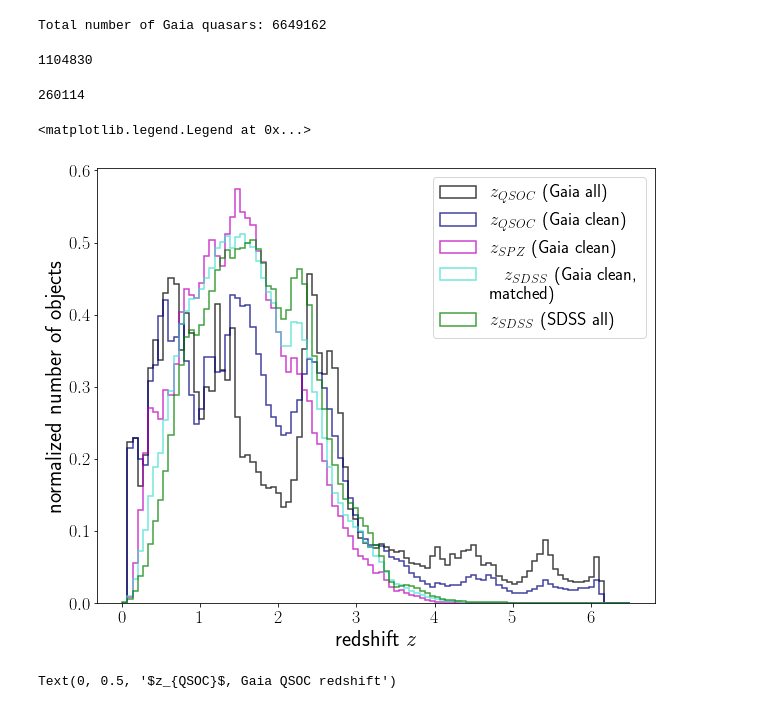
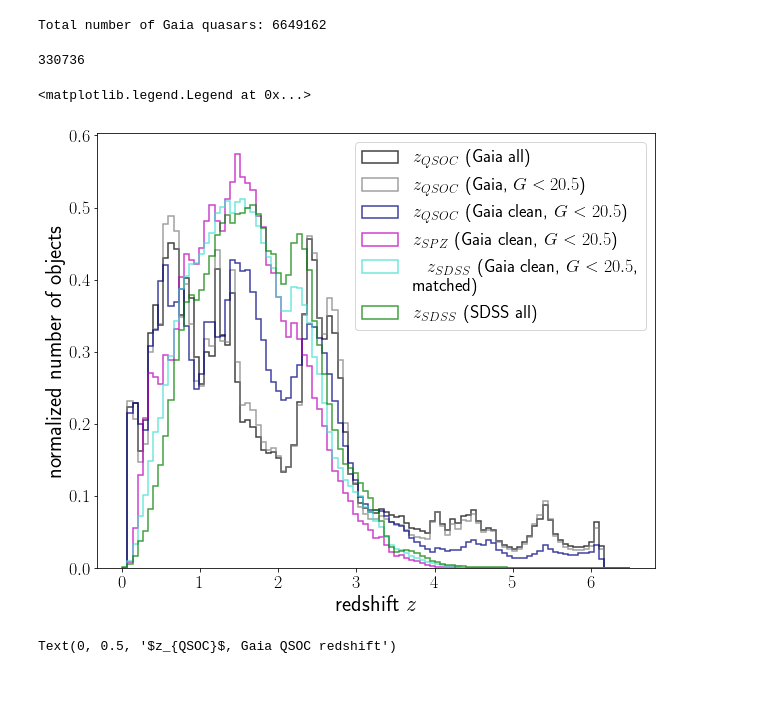
Before and after one commit to kstoreyf/gaia-quasars-lss, a Jupyter notebook: notebooks/2022-07-12_specphotoz_knn.ipynb, the cells around one changed output. Cells and saved outputs as stored; diff of their text form; code cells hidden in the pictures.

```diff
--- a/notebooks/2022-07-12_specphotoz_knn.ipynb
+++ b/notebooks/2022-07-12_specphotoz_knn.ipynb
@@ -41,7 +41,7 @@ np.random.seed(40)
 ## Read in data
 # %%
 #tab_gaia = Table.read('../data/gaia_wise_panstarrs_tmass.fits.gz', format='fits')
-tab_gaia = Table.read('../data/gaia_slim.fits', format='fits')
-print('Total number of Gaia quasars:', len(tab_gaia))
+tab_gaia_all = Table.read('../data/gaia_slim_xsdss.fits', format='fits')
+print('Total number of Gaia quasars:', len(tab_gaia_all))
 # %% [output]
 Total number of Gaia quasars: 6649162
@@ -48,4 +51,6 @@ Total number of Gaia quasars: 6649162
 # %%
 G_max_spz = 20.5
-fn_spz = f'../data/redshifts_spz_kNN_G{G_max_spz}_noself.fits'
+#spz_tag = '_scaledNOqsoc'
+spz_tag = ''
+fn_spz = f'../data/redshifts_spz_kNN_G{G_max_spz}{spz_tag}.fits'
 tab_spz = Table.read(fn_spz, format='fits')
@@ -54,40 +57,50 @@ tab_gaia = astropy.table.join(tab_gaia, tab_spz, keys='source_id', join_type='le
-# %%
-idx_withspz = np.isfinite(tab_gaia['redshift_spz'])
-np.sum(idx_withspz)
-# %% [output]
-1104830
 # %%
-idx_withsdss = np.isfinite(tab_gaia['redshift_sdss'])
-np.sum(idx_withsdss)
+i_has_sdss_redshift = np.isfinite(tab_gaia['sdss_Z'])
+np.sum(i_has_sdss_redshift)
 # %% [output]
-260114
+330736
 # %%
 fn_sdss = '../data/sdss_slim.fits'
 tab_sdss = Table.read(fn_sdss, format='fits')
+# %%
+i_has_sdss_redshift = np.isfinite(tab_spz['sdss_Z'])
+z_sdss = tab_spz['sdss_Z'][i_has_sdss_redshift]
+z_spz = tab_spz['redshift_spz'][i_has_sdss_redshift]
+z_qsoc = tab_spz['redshift_qsoc'][i_has_sdss_redshift]
+
+dz_spz = (z_spz-z_sdss)
+dz_qsoc = (z_qsoc-z_sdss)
+
+dz1pz_spz = (z_spz-z_sdss)/(1+z_sdss)
+dz1pz_qsoc = (z_qsoc-z_sdss)/(1+z_sdss)
 # %%
 alpha = 0.75
 lw = 1.5
 density = True
 histtype='step'
 z_bins = np.linspace(0,6.5,100)
 
+i_makeGcut = tab_gaia_all['phot_g_mean_mag'] < 20.5
+
 plt.figure(figsize=(10,8))
-_ = plt.hist(tab_gaia['redshift_qsoc'], bins=z_bins, alpha=alpha, color='k', lw=lw,
+_ = plt.hist(tab_gaia_all['redshift_qsoc'], bins=z_bins, alpha=alpha, color='k', lw=lw,
              density=density, histtype=histtype, label=r'$z_{QSOC}$ (Gaia all)')
-_ = plt.hist(tab_gaia['redshift_qsoc'][idx_withspz], bins=z_bins, alpha=alpha, color='navy', lw=lw,
-             density=density, histtype=histtype, label=r'$z_{QSOC}$ (Gaia clean)')
-_ = plt.hist(tab_gaia['redshift_spz'], bins=z_bins, alpha=alpha, color='m', lw=lw,
-             density=density, histtype=histtype, label=r'$z_{SPZ}$ (Gaia clean)')
-_ = plt.hist(tab_gaia['redshift_sdss'], bins=z_bins, alpha=alpha, color='turquoise', lw=lw,
-             density=density, histtype=histtype, label=r'$z_{SDSS}$ (Gaia clean,\\matched)')
+_ = plt.hist(tab_gaia_all['redshift_qsoc'][i_makeGcut], bins=z_bins, alpha=alpha, color='grey', lw=lw,
+             density=density, histtype=histtype, label=r'$z_{QSOC}$ (Gaia, $G<20.5$)')
+_ = plt.hist(tab_spz['redshift_qsoc'], bins=z_bins, alpha=alpha, color='navy', lw=lw,
+             density=density, histtype=histtype, label=r'$z_{QSOC}$ (Gaia clean, $G<20.5$)')
+_ = plt.hist(tab_spz['redshift_spz'], bins=z_bins, alpha=alpha, color='m', lw=lw,
+             density=density, histtype=histtype, label=r'$z_{SPZ}$ (Gaia clean, $G<20.5$)')
+_ = plt.hist(z_sdss, bins=z_bins, alpha=alpha, color='turquoise', lw=lw,
+             density=density, histtype=histtype, label=r'$z_{SDSS}$ (Gaia clean, $G<20.5$,\\matched)')
 _ = plt.hist(tab_sdss['Z'], bins=z_bins, alpha=alpha, color='g', lw=lw,
              density=density, histtype=histtype, label=r'$z_{SDSS}$ (SDSS all)')
 plt.xlabel(r'redshift $z$')
 plt.ylabel('normalized number of objects')
 plt.legend()
 # %% [output]
 <matplotlib.legend.Legend at 0x...>
-[figure, old version]
+[figure, new version]
 # %%
 z_bins = np.linspace(0, np.max(tab_gaia['redshift_qsoc']), 300)
 fig, ax = plt.subplots(1, 1, figsize = (8, 6.5))
```
Also changed, not shown: parts of 38 cells of this notebook.
